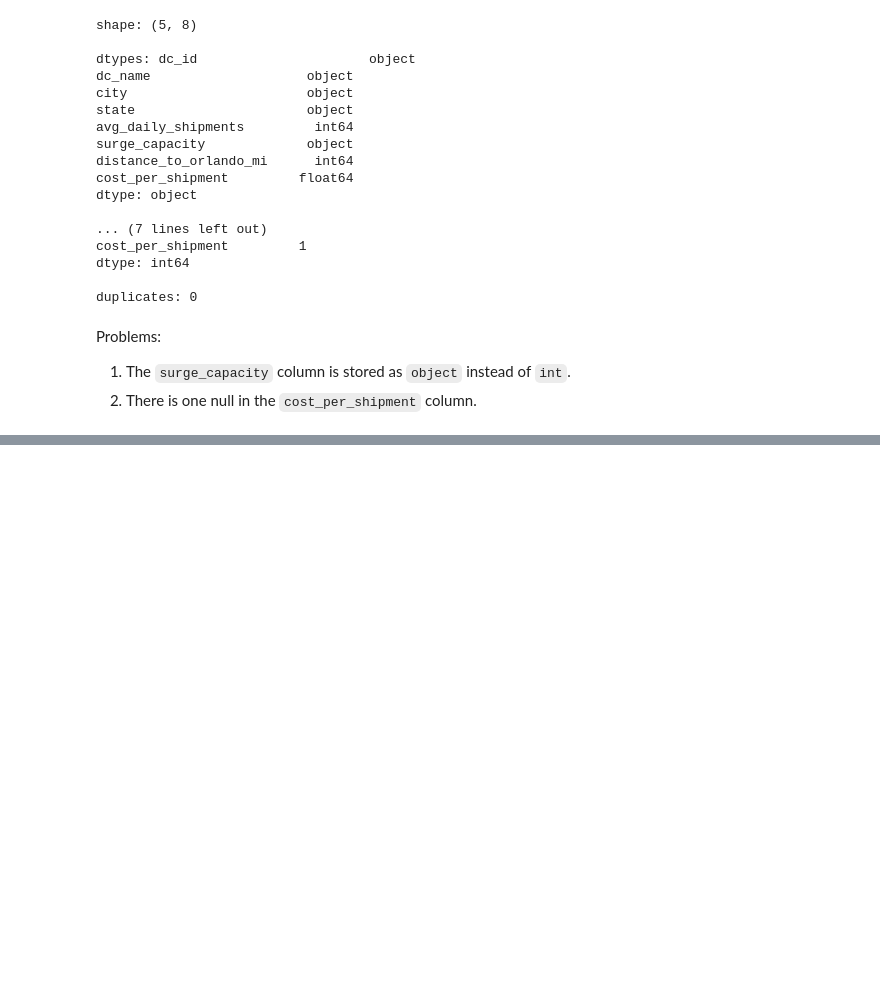
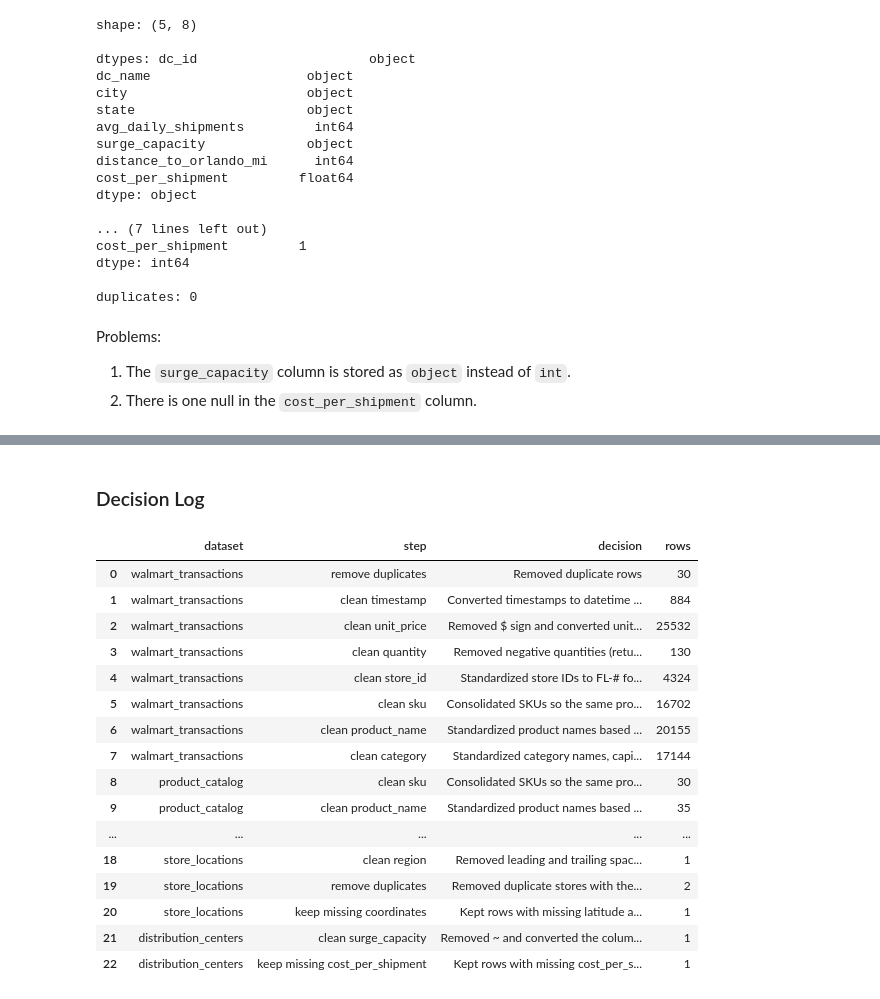
Before and after one commit to simichakravarty16/walmart-hurricane-project, a Jupyter notebook: notebooks/team_notebook.ipynb, the cells around one changed output, grey strips where cells are left out. Cells and saved outputs as stored; diff of their text form; code cells hidden in the pictures; blank space fills up the shorter version.

Commit message:
Upload team_notebook (Data Cleaning)

```diff
--- a/notebooks/team_notebook.ipynb
+++ b/notebooks/team_notebook.ipynb
@@ -227,0 +1054,23 @@ Solutions:
+# %% [markdown]
+### Decision Log
+# %%
+# Read back decision log
+pd.DataFrame(DECISIONS)
+# %% [output]
+|  | dataset | step | decision | rows |
+| 0 | walmart_transactions | remove duplicates | Removed duplicate rows | 30 |
+| 1 | walmart_transactions | clean timestamp | Converted timestamps to datetime ... | 884 |
+| 2 | walmart_transactions | clean unit_price | Removed $ sign and converted unit... | 25532 |
+| 3 | walmart_transactions | clean quantity | Removed negative quantities (retu... | 130 |
+| 4 | walmart_transactions | clean store_id | Standardized store IDs to FL-# fo... | 4324 |
+| 5 | walmart_transactions | clean sku | Consolidated SKUs so the same pro... | 16702 |
+| 6 | walmart_transactions | clean product_name | Standardized product names based ... | 20155 |
+| 7 | walmart_transactions | clean category | Standardized category names, capi... | 17144 |
+| 8 | product_catalog | clean sku | Consolidated SKUs so the same pro... | 30 |
+| 9 | product_catalog | clean product_name | Standardized product names based ... | 35 |
+| ... | ... | ... | ... | ... |
+| 18 | store_locations | clean region | Removed leading and trailing spac... | 1 |
+| 19 | store_locations | remove duplicates | Removed duplicate stores with the... | 2 |
+| 20 | store_locations | keep missing coordinates | Kept rows with missing latitude a... | 1 |
+| 21 | distribution_centers | clean surge_capacity | Removed ~ and converted the colum... | 1 |
+| 22 | distribution_centers | keep missing cost_per_shipment | Kept rows with missing cost_per_s... | 1 |
```
Also changed, not shown: parts of 43 cells of this notebook.
